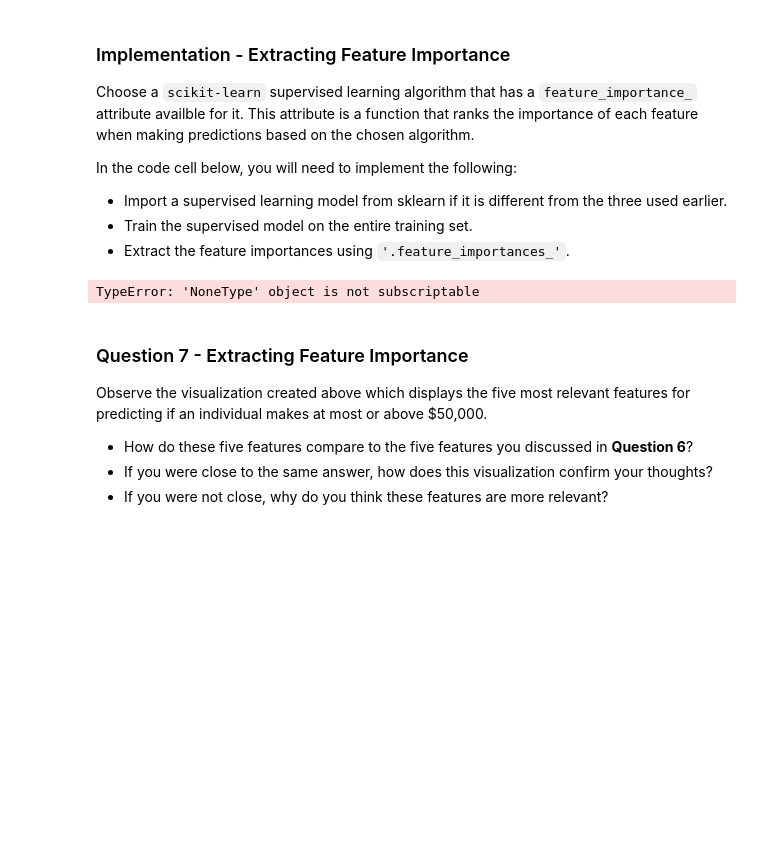
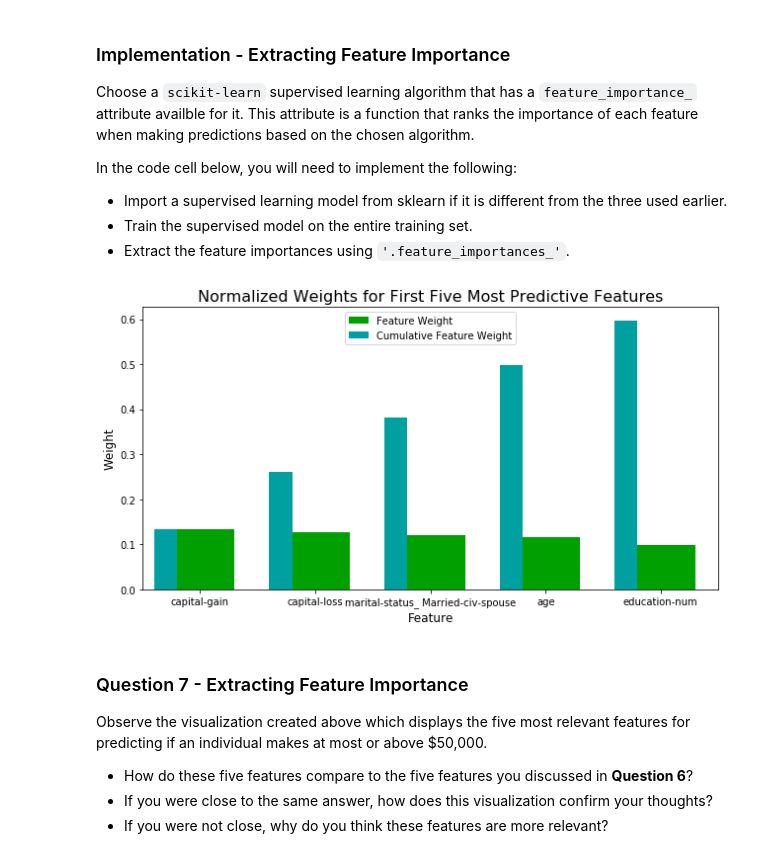
Before and after one commit to AlexK66/DSND_Term1, a Jupyter notebook: projects/p1_charityml/finding_donors.ipynb, the cells around one changed output. Cells and saved outputs as stored; diff of their text form; code cells hidden in the pictures; blank space fills up the shorter version.

```diff
--- a/projects/p1_charityml/finding_donors.ipynb
+++ b/projects/p1_charityml/finding_donors.ipynb
@@ -559,18 +572,19 @@ In the code cell below, you will need to implement the following:
  - Extract the feature importances using `'.feature_importances_'`.
 # %%
 # TODO: Import a supervised learning model that has 'feature_importances_'
-
+# model was imported previously
 
 # TODO: Train the supervised model on the training set using .fit(X_train, y_train)
-model = None
+model = GradientBoostingClassifier()
+model.fit(X_train, y_train)
 
 # TODO: Extract the feature importances using .feature_importances_
-importances = None
+importances = model.feature_importances_
 
 # Plot
 vs.feature_plot(importances, X_train, y_train)
 # %% [output]
-TypeError: 'NoneType' object is not subscriptable
+[figure, added]
 # %% [markdown]
 ### Question 7 - Extracting Feature Importance
 
```
Also changed, not shown: parts of 10 cells of this notebook, 1 other file.
